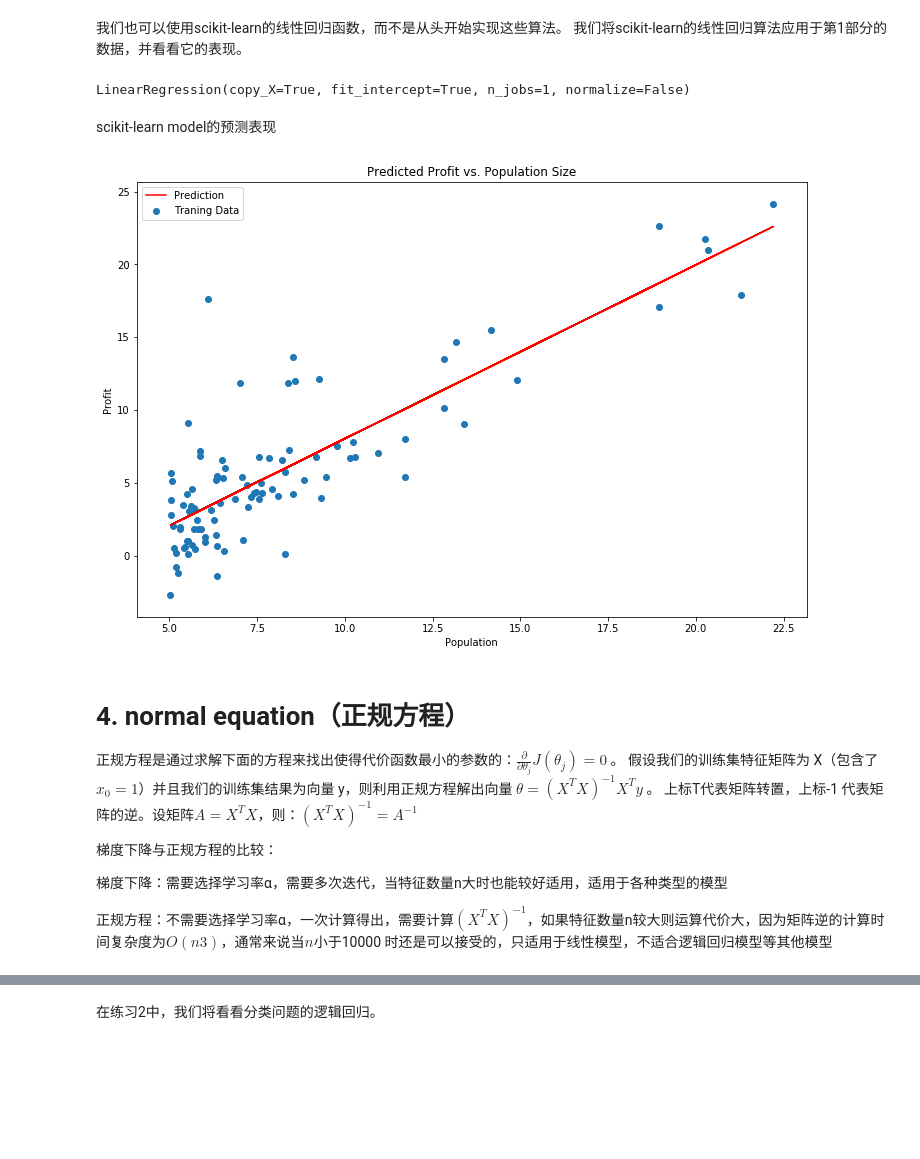
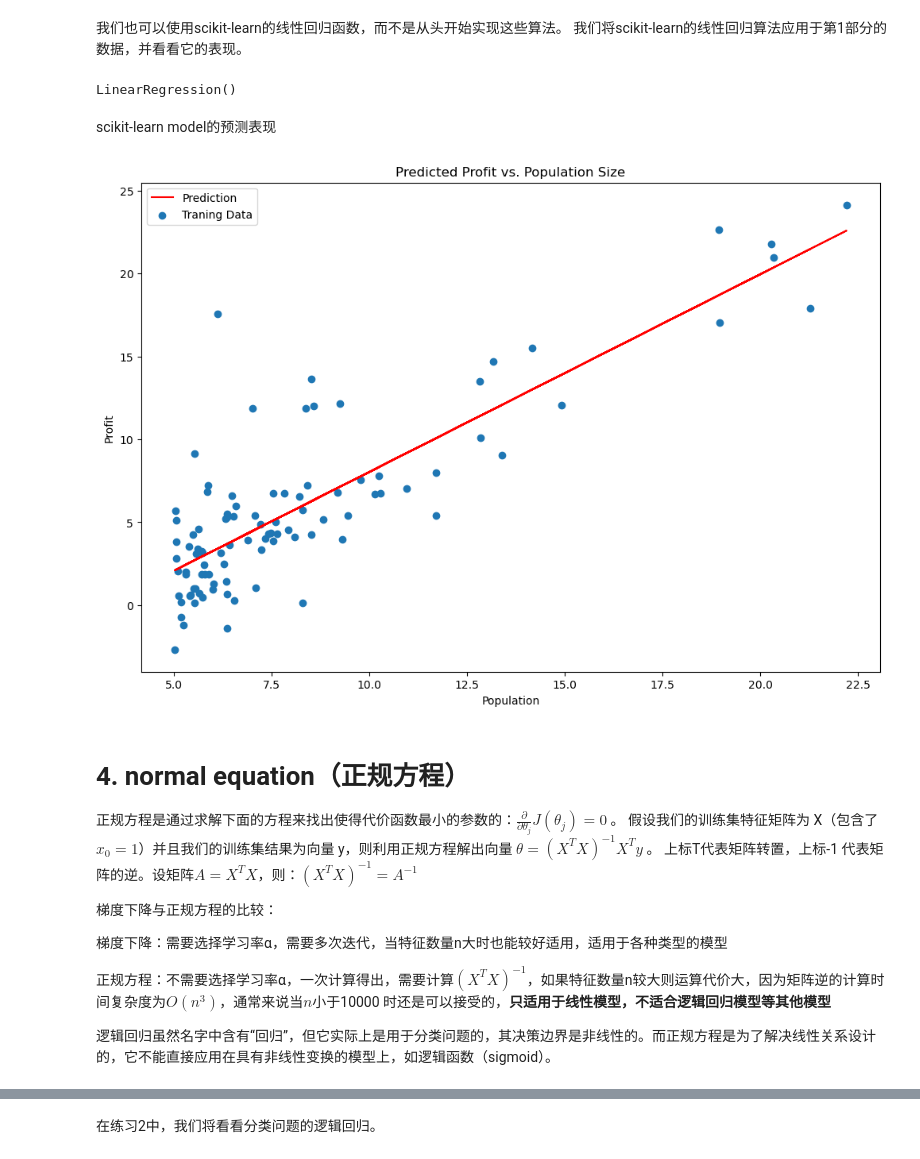
Before and after one commit to Lanthanum1/lanqiao-ai, a Jupyter notebook: ex1-linear regression/ML-Exercise1.ipynb, the cells around one changed output, grey strips where cells are left out. Cells and saved outputs as stored; diff of their text form; code cells hidden in the pictures; blank space fills up the shorter version.

```diff
--- a/ex1-linear regression/ML-Exercise1.ipynb
+++ b/ex1-linear regression/ML-Exercise1.ipynb
@@ -277,26 +283,32 @@ plt.show()
 我们也可以使用scikit-learn的线性回归函数，而不是从头开始实现这些算法。 我们将scikit-learn的线性回归算法应用于第1部分的数据，并看看它的表现。
 # %%
 from sklearn import linear_model
+
 model = linear_model.LinearRegression()
+X = np.asarray(X)  # 将X转换为numpy.ndarray
+y = np.asarray(y)  # 将y转换为numpy.ndarray
+# 原来的notebook没有上面两行，实际上这是不可缺少的
 model.fit(X, y)
 # %% [output]
-LinearRegression(copy_X=True, fit_intercept=True, n_jobs=1, normalize=False)
+LinearRegression()
 # %% [markdown]
 scikit-learn model的预测表现
 # %%
-x = np.array(X[:, 1].A1)
+x = np.array(X[:, 1])
+# A1是numpy.matrix的一个属性，用于返回一个数组视图，如果原矩阵是单行或单列的，它会返回一个一维数组。接着，使用np.array()将这个视图转换为ndarray，确保x是一个一维数组。
 f = model.predict(X).flatten()
+# model.predict(X)是使用训练好的模型对整个X数据集进行预测，得到预测结果。这个预测结果通常是一个数组，可能是多维的，具体取决于X的形状。.flatten()方法被用来将预测结果展平为一维数组，不管原来是有多少维度。这样做的目的可能是为了便于后续的处理，比如计算指标、绘图或者进一步的分析，因为一维数组通常更容易操作。
 
-fig, ax = plt.subplots(figsize=(12,8))
-ax.plot(x, f, 'r', label='Prediction')
-ax.scatter(data.Population, data.Profit, label='Traning Data')
+fig, ax = plt.subplots(figsize=(12, 8))
+ax.plot(x, f, "r", label="Prediction")
+ax.scatter(data.Population, data.Profit, label="Traning Data")
 ax.legend(loc=2)
-ax.set_xlabel('Population')
-ax.set_ylabel('Profit')
-ax.set_title('Predicted Profit vs. Population Size')
+ax.set_xlabel("Population")
+ax.set_ylabel("Profit")
+ax.set_title("Predicted Profit vs. Population Size")
 plt.show()
 # %% [output]
-[figure, old version]
+[figure, new version]
 # %% [markdown]
 # 4. normal equation（正规方程）
 正规方程是通过求解下面的方程来找出使得代价函数最小的参数的：$\frac{\partial }{\partial {{\theta }_{j}}}J\left( {{\theta }_{j}} \right)=0$ 。
@@ -307,7 +319,9 @@ plt.show()
 
 梯度下降：需要选择学习率α，需要多次迭代，当特征数量n大时也能较好适用，适用于各种类型的模型
 
-正规方程：不需要选择学习率α，一次计算得出，需要计算${{\left( {{X}^{T}}X \right)}^{-1}}$，如果特征数量n较大则运算代价大，因为矩阵逆的计算时间复杂度为$O(n3)$，通常来说当$n$小于10000 时还是可以接受的，只适用于线性模型，不适合逻辑回归模型等其他模型
+正规方程：不需要选择学习率α，一次计算得出，需要计算${{\left( {{X}^{T}}X \right)}^{-1}}$，如果特征数量n较大则运算代价大，因为矩阵逆的计算时间复杂度为$O(n^3)$，通常来说当$n$小于10000 时还是可以接受的，**只适用于线性模型，不适合逻辑回归模型等其他模型**
+
+逻辑回归虽然名字中含有“回归”，但它实际上是用于分类问题的，其决策边界是非线性的。而正规方程是为了解决线性关系设计的，它不能直接应用在具有非线性变换的模型上，如逻辑函数（sigmoid）。
 # %%
 # 正规方程
 def normalEqn(X, y):
```
Also changed, not shown: parts of 17 cells of this notebook.
